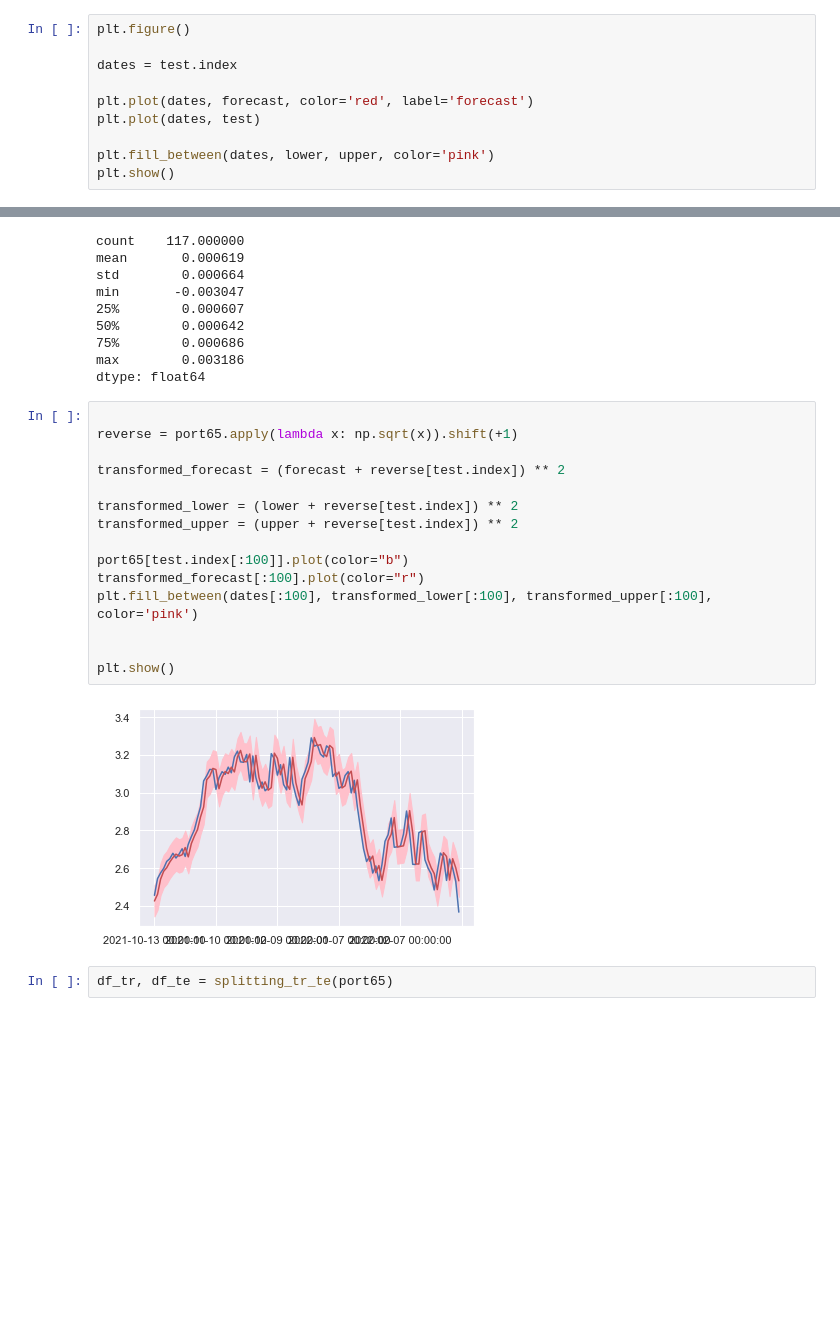
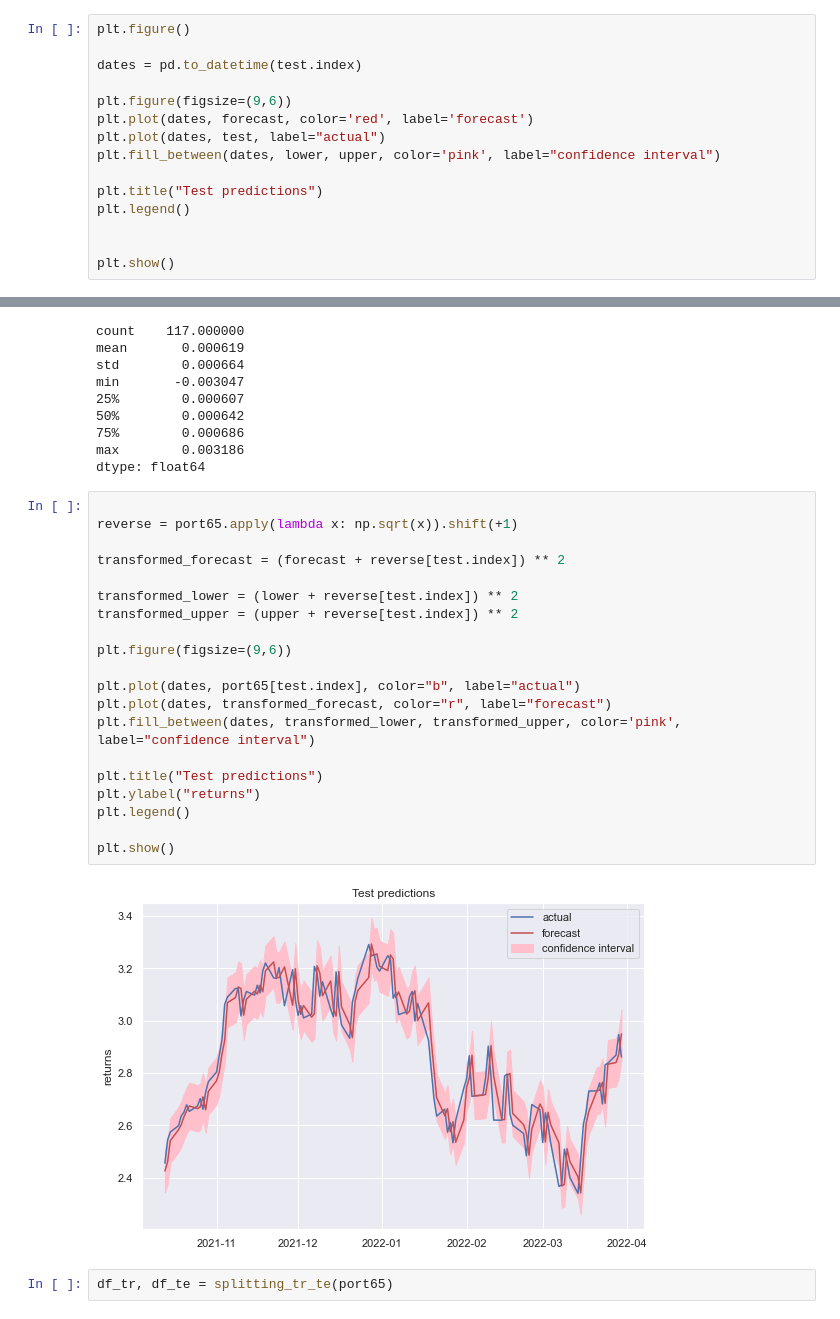
Before and after one commit to tanner-k/Investment-Portfolio-Prediction, a Jupyter notebook: notebooks/traditional_modeling.ipynb, the cells around one changed output, grey strips where cells are left out. Drawn from its saved outputs; the diff is of its cells as text; blank space fills up the shorter version.

```diff
--- a/notebooks/traditional_modeling.ipynb
+++ b/notebooks/traditional_modeling.ipynb
@@ -158,11 +167,16 @@ upper = ci["upper"]
 # %%
 plt.figure()
 
-dates = test.index
+dates = pd.to_datetime(test.index)
 
+plt.figure(figsize=(9,6))
 plt.plot(dates, forecast, color='red', label='forecast')
-plt.plot(dates, test)
+plt.plot(dates, test, label="actual")
+plt.fill_between(dates, lower, upper, color='pink', label="confidence interval")
 
-plt.fill_between(dates, lower, upper, color='pink')
+plt.title("Test predictions")
+plt.legend()
+
+
 plt.show()
 # %% [output]
@@ -182,20 +197,25 @@ dtype: float64
 # %%
 
 reverse = port65.apply(lambda x: np.sqrt(x)).shift(+1)
 
 transformed_forecast = (forecast + reverse[test.index]) ** 2
 
 transformed_lower = (lower + reverse[test.index]) ** 2
 transformed_upper = (upper + reverse[test.index]) ** 2
 
-port65[test.index[:100]].plot(color="b")
-transformed_forecast[:100].plot(color="r")
-plt.fill_between(dates[:100], transformed_lower[:100], transformed_upper[:100], color='pink')
+plt.figure(figsize=(9,6))
 
+plt.plot(dates, port65[test.index], color="b", label="actual")
+plt.plot(dates, transformed_forecast, color="r", label="forecast")
+plt.fill_between(dates, transformed_lower, transformed_upper, color='pink', label="confidence interval")
+
+plt.title("Test predictions")
+plt.ylabel("returns")
+plt.legend()
 
 plt.show()
 # %% [output]
-[figure, old version]
+[figure, new version]
 # %%
 df_tr, df_te = splitting_tr_te(port65)
 # %%
```
Also changed, not shown: parts of 7 cells of this notebook, 1 other file.
